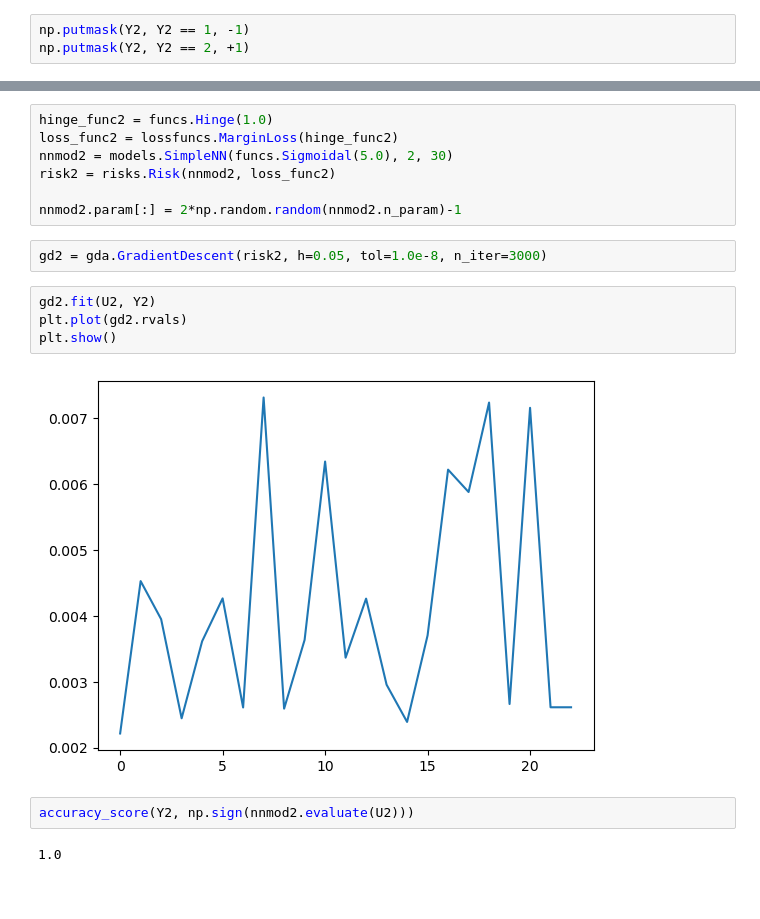
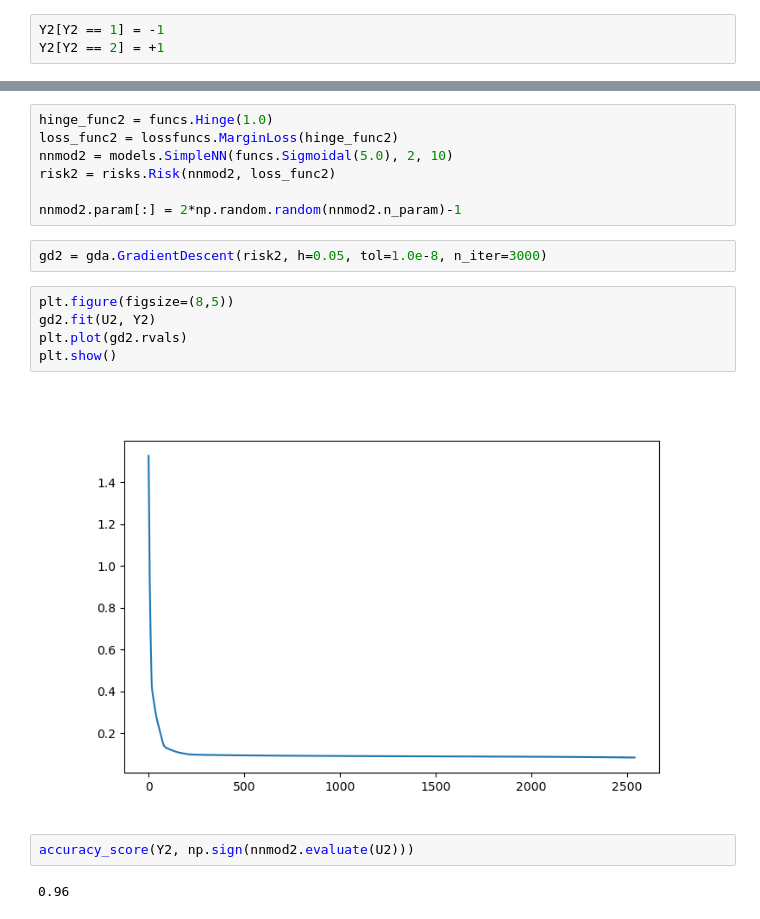
Before and after one commit to intellimath/mltools, a Jupyter notebook: notebooks/nn_classification_iris.ipynb, the cells around one changed output, grey strips where cells are left out. Cells and saved outputs as stored; diff of their text form; blank space fills up the shorter version.

```diff
--- a/notebooks/nn_classification_iris.ipynb
+++ b/notebooks/nn_classification_iris.ipynb
@@ -46,8 +25,8 @@ U = pca.transform(X)
 U2 = U[Y != 0]
 Y2 = Y[Y != 0]
 # %%
-np.putmask(Y2, Y2 == 1, -1)
-np.putmask(Y2, Y2 == 2, +1)
+Y2[Y2 == 1] = -1
+Y2[Y2 == 2] = +1
 # %%
 plt.figure(figsize=(10,6))
 sc = plt.scatter(U2[:,0], U2[:,1], c=Y2)
@@ -68,20 +47,21 @@ def calc_zz(mod, min_xval, max_xval, min_yval, max_yval):
 # %%
 hinge_func2 = funcs.Hinge(1.0)
 loss_func2 = lossfuncs.MarginLoss(hinge_func2)
-nnmod2 = models.SimpleNN(funcs.Sigmoidal(5.0), 2, 30)
+nnmod2 = models.SimpleNN(funcs.Sigmoidal(5.0), 2, 10)
 risk2 = risks.Risk(nnmod2, loss_func2)
 
 nnmod2.param[:] = 2*np.random.random(nnmod2.n_param)-1
 # %%
 gd2 = gda.GradientDescent(risk2, h=0.05, tol=1.0e-8, n_iter=3000)
 # %%
+plt.figure(figsize=(8,5))
 gd2.fit(U2, Y2)
 plt.plot(gd2.rvals)
 plt.show()
 # %% [output]
-[figure, old version]
+[figure, new version]
 # %%
 accuracy_score(Y2, np.sign(nnmod2.evaluate(U2)))
 # %% [output]
-1.0
+0.96
 # %%
```
Also changed, not shown: parts of 15 cells of this notebook, 26 other files.
